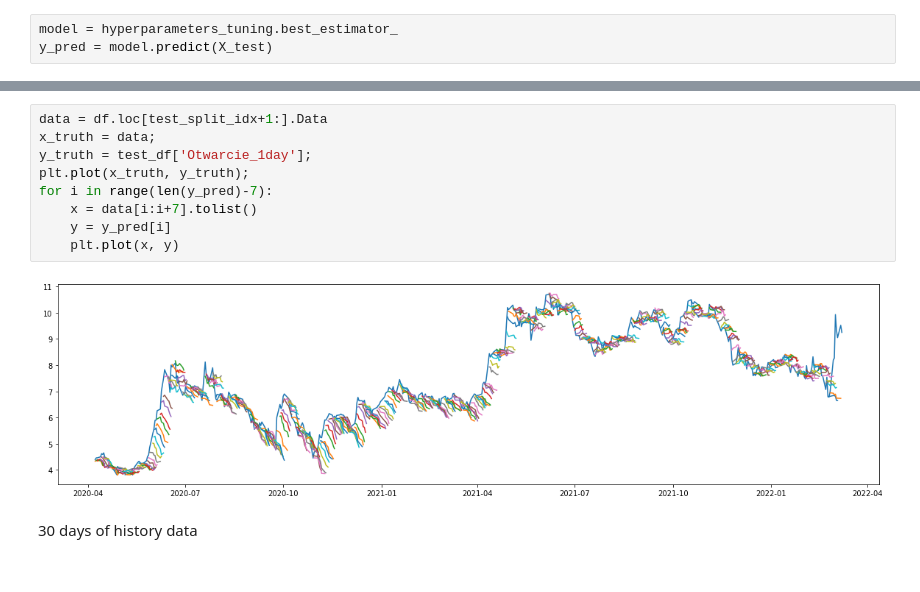
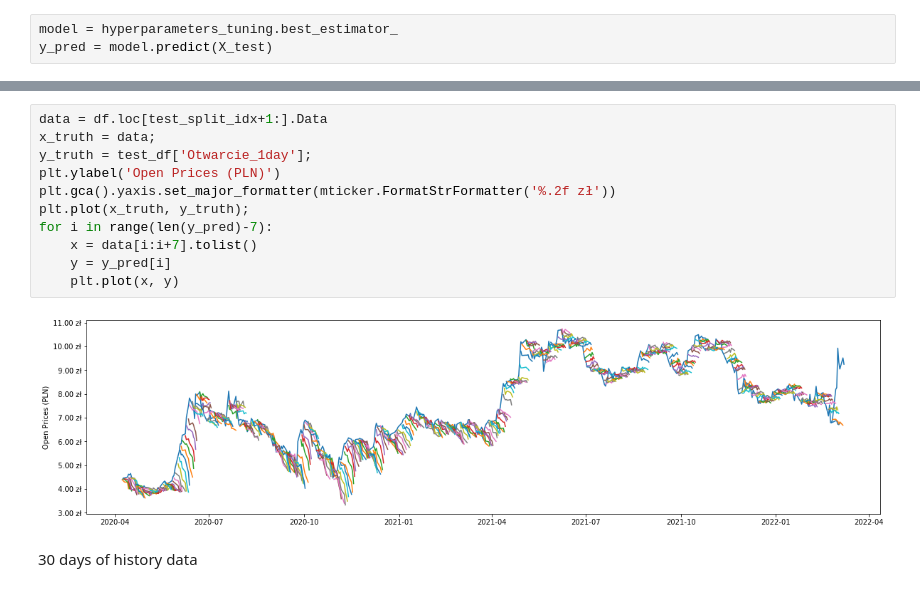
Before and after one commit to WeijiaYin/stock-market, a Jupyter notebook: MLP.ipynb, the cells around one changed output, grey strips where cells are left out. Cells and saved outputs as stored; diff of their text form.

```diff
--- a/MLP.ipynb
+++ b/MLP.ipynb
@@ -295,14 +299,16 @@ RMSE = 0.549798193463819
 # %%
 data = df.loc[test_split_idx+1:].Data
 x_truth = data;
 y_truth = test_df['Otwarcie_1day'];
+plt.ylabel('Open Prices (PLN)')
+plt.gca().yaxis.set_major_formatter(mticker.FormatStrFormatter('%.2f zł'))
 plt.plot(x_truth, y_truth);
 for i in range(len(y_pred)-7):
     x = data[i:i+7].tolist()
     y = y_pred[i]
     plt.plot(x, y)
 # %% [output]
-[figure, old version]
+[figure, new version]
 # %% [markdown]
 30 days of history data
 # %%
```
Also changed, not shown: parts of 12 cells of this notebook, 5 other files.
